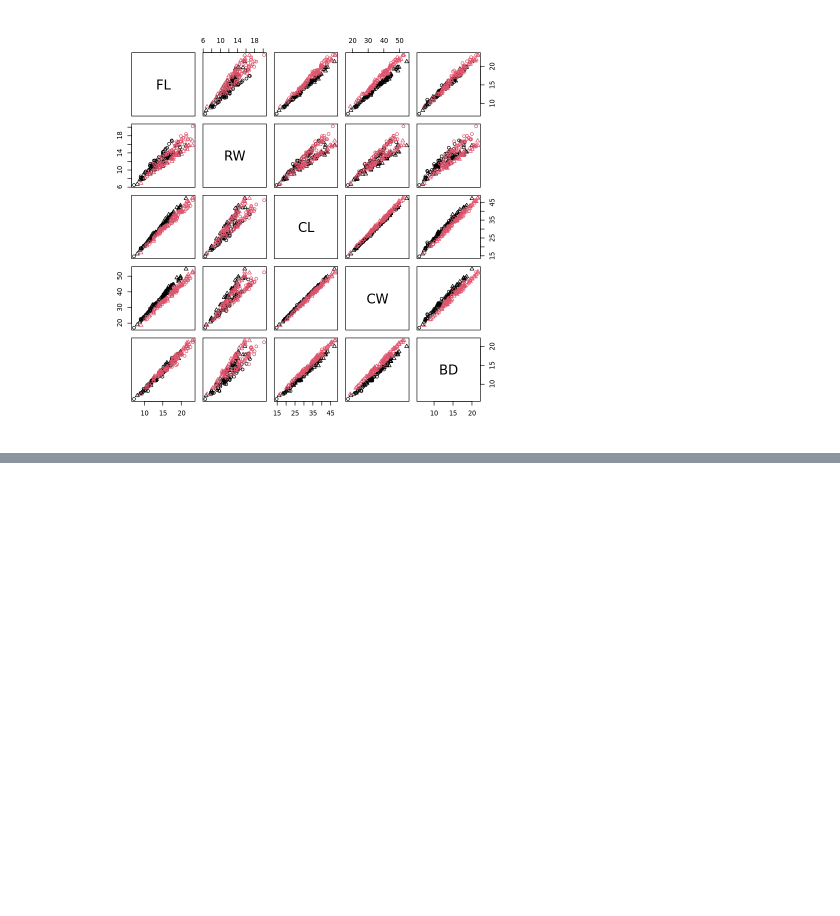
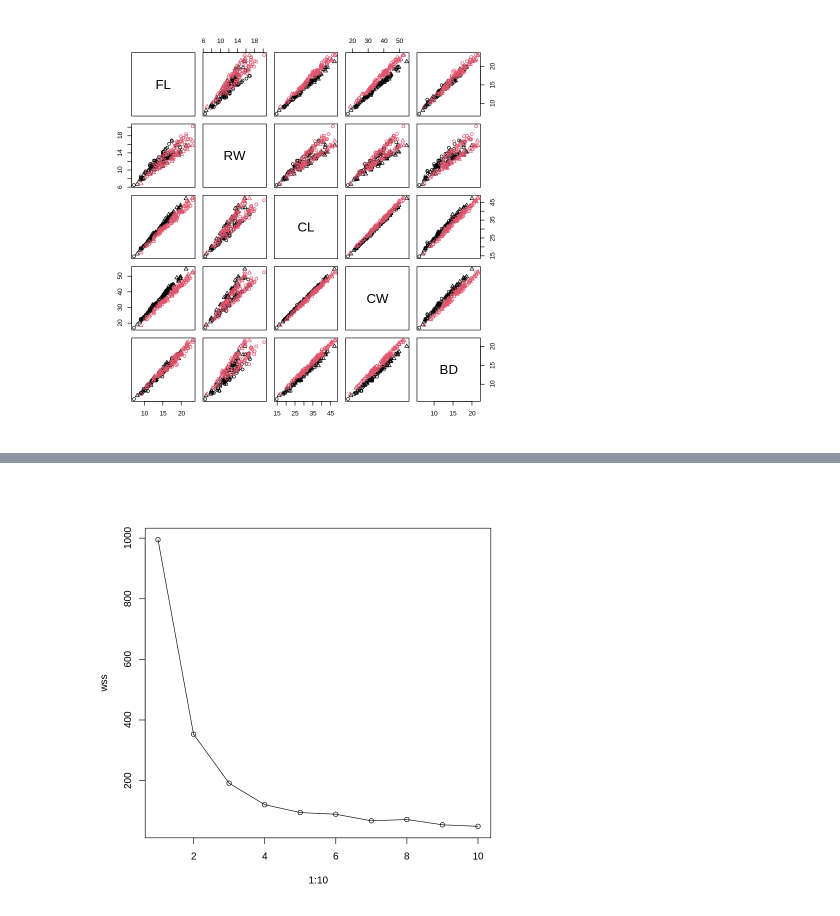
Before and after one commit to natimellino/mineria-de-datos, a Jupyter notebook: TP3.ipynb, the cells around one changed output, grey strips where cells are left out. Cells and saved outputs as stored; diff of their text form; code cells hidden in the pictures; blank space fills up the shorter version.

```diff
--- a/TP3.ipynb
+++ b/TP3.ipynb
@@ -34,3 +40,4 @@ crabs.log <- crabs
 crabs.log[,4:8] <- log(crabs[,4:8])
 crabs.log.scaled <- crabs.log
 crabs.log.scaled[, 4:8] <- scale(crabs.log[,4:8])
+crabs.log.scaled.pca <- prcomp(crabs.log.scaled[,4:8], retx=TRUE)$x
@@ -40,0 +118,9 @@ fviz_cluster(crab.km, crabs.log.scaled[, 4:8] , palette = "Set2", ggtheme = them
+# %%
+wss<- NULL
+for (i in 1:10){
+  fit = kmeans(crabs.log.scaled[, 4:8], centers=i)
+  wss = c(wss, fit$tot.withinss)
+}
+plot(1:10, wss, type = "o")
+# %% [output]
+[figure, added]
```
Also changed, not shown: parts of 8 cells of this notebook.
